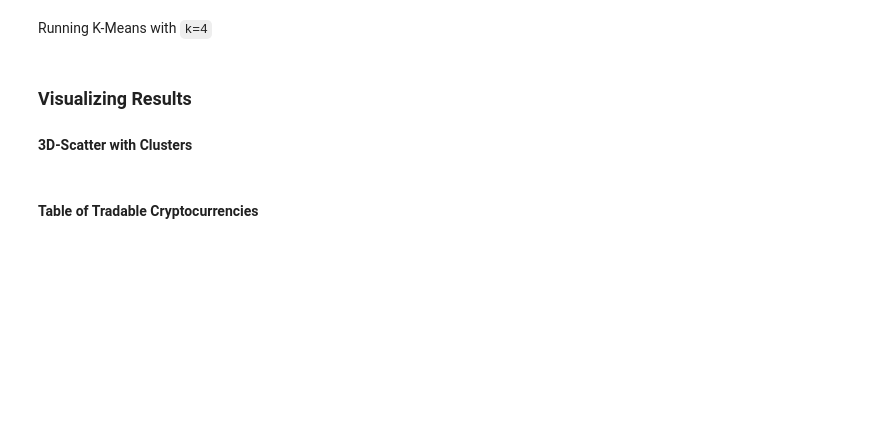
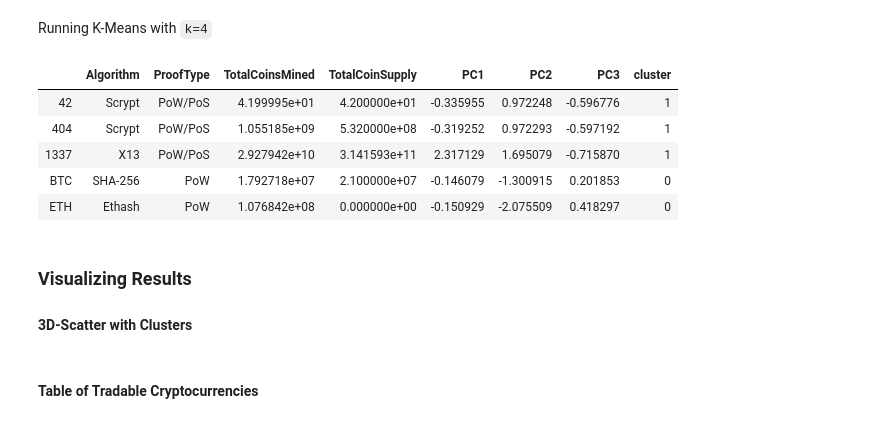
Before and after one commit to gabrieldk96/iCloud, a Jupyter notebook: Starter_Files/crypto_clustering.ipynb, the cells around one changed output. Saved outputs shown, nothing was run; the diff lists cells and outputs as text; code cells hidden in the pictures; blank space fills up the shorter version.

```diff
--- a/Starter_Files/crypto_clustering.ipynb
+++ b/Starter_Files/crypto_clustering.ipynb
@@ -38,8 +106,12 @@ crypto_df.head(10)
 # %%
 # Standardize data
+crypto_copy = StandardScaler().fit_transform(crypto_copy)
 # %% [markdown]
 ### Reducing Dimensions Using PCA
 # %%
 # Use PCA to reduce dimension to 3 principal components
+pca = PCA(n_components=3)
+
+crypto_pca = pca.fit_transform(crypto_copy)
 # %%
 # Create a DataFrame with the principal components data
@@ -59,12 +155,26 @@ k = list(range(1, 11))
 Running K-Means with `k=4`
 # %%
 # Initialize the K-Means model
+model = KMeans(
+    n_clusters=4,
+    random_state=42
+)
+# Fit the model
+model.fit(crypto_pca_df)
+# Predict clusters
+predictions = model.predict(crypto_pca_df)
+crypto_pca_df["cluster"] = model.labels_
+# Create a new DataFrame including predicted clusters and cryptocurrencies features
+crypto_clustered_df = pd.concat([crypto_df, crypto_pca_df], axis = 1)
 
-# Fit the model
-
-# Predict clusters
-
-# Create a new DataFrame including predicted clusters and cryptocurrencies features
+crypto_clustered_df.head()
+# %% [output]
+|  | Algorithm | ProofType | TotalCoinsMined | TotalCoinSupply | PC1 | PC2 | PC3 | cluster |
+| 42 | Scrypt | PoW/PoS | 4.199995e+01 | 4.200000e+01 | -0.335955 | 0.972248 | -0.596776 | 1 |
+| 404 | Scrypt | PoW/PoS | 1.055185e+09 | 5.320000e+08 | -0.319252 | 0.972293 | -0.597192 | 1 |
+| 1337 | X13 | PoW/PoS | 2.927942e+10 | 3.141593e+11 | 2.317129 | 1.695079 | -0.715870 | 1 |
+| BTC | SHA-256 | PoW | 1.792718e+07 | 2.100000e+07 | -0.146079 | -1.300915 | 0.201853 | 0 |
+| ETH | Ethash | PoW | 1.076842e+08 | 0.000000e+00 | -0.150929 | -2.075509 | 0.418297 | 0 |
 # %% [markdown]
 ### Visualizing Results
 
```
Also changed, not shown: parts of 19 cells of this notebook.
